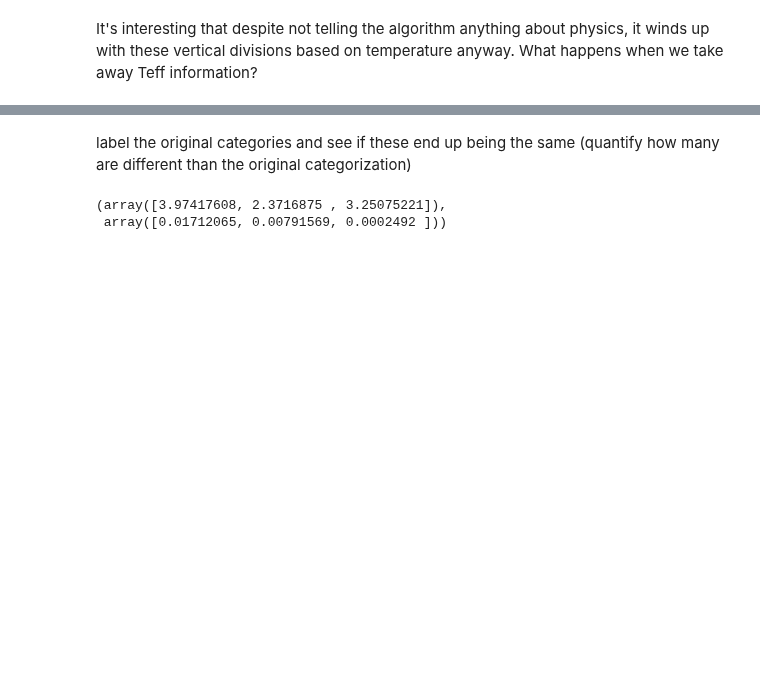
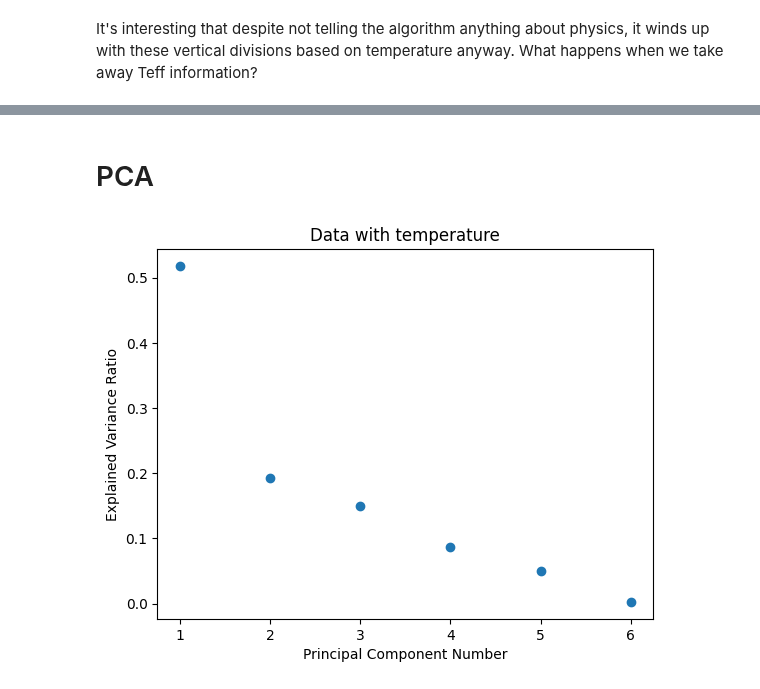
Before and after one commit to PK0207/geology_final_project, a Jupyter notebook: Yu_data.ipynb, the cells around one changed output, grey strips where cells are left out. Drawn from its saved outputs; the diff is of its cells as text; code cells hidden in the pictures; blank space fills up the shorter version.

```diff
--- a/Yu_data.ipynb
+++ b/Yu_data.ipynb
@@ -226,7 +240,16 @@ plt.show()
-# %% [markdown]
-label the original categories and see if these end up being the same (quantify how many are different than the original categorization)
-# %%
-centers[:,0], centers[:,2]
-# %% [output]
-(array([3.97417608, 2.3716875 , 3.25075221]),
- array([0.01712065, 0.00791569, 0.0002492 ]))
+# %% [markdown]
+# PCA
+# %%
+from sklearn.decomposition import PCA
+df_norm = (XT - XT.mean()) / XT.std()
+ncomp=6
+pca = PCA(n_components=ncomp)
+x_transform = pca.fit_transform(df_norm)
+explained_variances = pca.explained_variance_ratio_
+plt.scatter(np.arange(1,ncomp+1), explained_variances)
+plt.xlabel('Principal Component Number')
+plt.ylabel('Explained Variance Ratio')
+plt.title('Data with temperature')
+plt.show()
+# %% [output]
+[figure, added]
```
Also changed, not shown: parts of 14 cells of this notebook, 2 other files.
